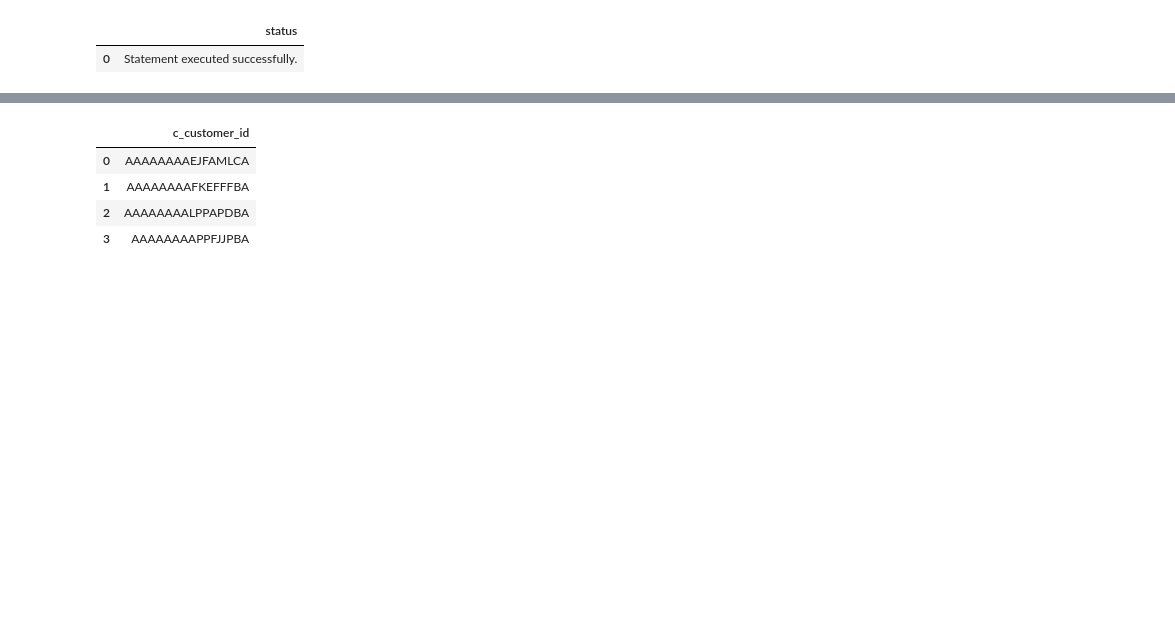
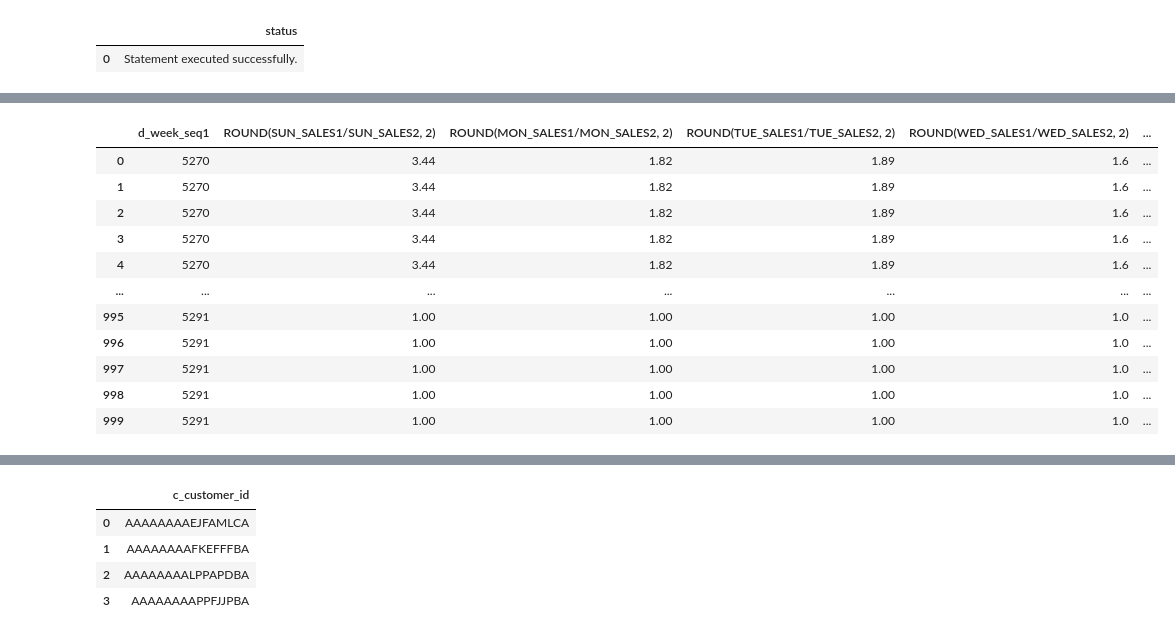
Before and after one commit to AI-Driven-Digital-Marketing/Customer-Lifetime-Value-analysis-on-Snowflake, a Jupyter notebook: SQL ALCHEMY & VARIABLE STORE.ipynb, the cells around one changed output, grey strips where cells are left out. Drawn from its saved outputs; the diff is of its cells as text; code cells hidden in the pictures; blank space fills up the shorter version.

Commit message:
add question 2

```diff
--- a/SQL ALCHEMY & VARIABLE STORE.ipynb
+++ b/SQL ALCHEMY & VARIABLE STORE.ipynb
@@ -52,3 +67,99 @@ pd.read_sql_query('''USE SCHEMA SNOWFLAKE_SAMPLE_DATA.TPCDS_SF10TCL;''',engine)
 # %%
-pd.read_sql_query('select * from store_returns limit 10',engine)
+# question 2
+pd.read_sql_query('''
+WITH wscs AS
+  (SELECT sold_date_sk,
+          sales_price
+   FROM
+     (SELECT ws_sold_date_sk sold_date_sk,
+             ws_ext_sales_price sales_price
+      FROM web_sales
+      UNION ALL SELECT cs_sold_date_sk sold_date_sk,
+                       cs_ext_sales_price sales_price
+      FROM catalog_sales) sq1
+      ),
+     wswscs AS
+  (SELECT d_week_seq,
+          sum(CASE
+                  WHEN (d_day_name='Sunday') THEN sales_price
+                  ELSE NULL
+              END) sun_sales,
+          sum(CASE
+                  WHEN (d_day_name='Monday') THEN sales_price
+                  ELSE NULL
+              END) mon_sales,
+          sum(CASE
+                  WHEN (d_day_name='Tuesday') THEN sales_price
+                  ELSE NULL
+              END) tue_sales,
+          sum(CASE
+                  WHEN (d_day_name='Wednesday') THEN sales_price
+                  ELSE NULL
+              END) wed_sales,
+          sum(CASE
+                  WHEN (d_day_name='Thursday') THEN sales_price
+                  ELSE NULL
+              END) thu_sales,
+          sum(CASE
+                  WHEN (d_day_name='Friday') THEN sales_price
+                  ELSE NULL
+              END) fri_sales,
+          sum(CASE
+                  WHEN (d_day_name='Saturday') THEN sales_price
+                  ELSE NULL
+              END) sat_sales
+   FROM wscs,
+        date_dim
+   WHERE d_date_sk = sold_date_sk
+   GROUP BY d_week_seq
+   limit 10000)
+SELECT d_week_seq1,
+       round(sun_sales1/sun_sales2, 2),
+       round(mon_sales1/mon_sales2, 2),
+       round(tue_sales1/tue_sales2, 2),
+       round(wed_sales1/wed_sales2, 2),
+       round(thu_sales1/thu_sales2, 2),
+       round(fri_sales1/fri_sales2, 2),
+       round(sat_sales1/sat_sales2, 2)
+FROM
+  (SELECT wswscs.d_week_seq d_week_seq1,
+          sun_sales sun_sales1,
+          mon_sales mon_sales1,
+          tue_sales tue_sales1,
+          wed_sales wed_sales1,
+          thu_sales thu_sales1,
+          fri_sales fri_sales1,
+          sat_sales sat_sales1
+   FROM wswscs,
+        date_dim
+   WHERE date_dim.d_week_seq = wswscs.d_week_seq
+     AND d_year = 2001) y,
+  (SELECT wswscs.d_week_seq d_week_seq2,
+          sun_sales sun_sales2,
+          mon_sales mon_sales2,
+          tue_sales tue_sales2,
+          wed_sales wed_sales2,
+          thu_sales thu_sales2,
+          fri_sales fri_sales2,
+          sat_sales sat_sales2
+   FROM wswscs,
+        date_dim
+   WHERE date_dim.d_week_seq = wswscs.d_week_seq
+     AND d_year = 2001+1) z
+WHERE d_week_seq1 = d_week_seq2-53
+ORDER BY d_week_seq1
+limit 1000;
+''',engine)
 # %% [output]
+|  | d_week_seq1 | ROUND(SUN_SALES1/SUN_SALES2, 2) | ROUND(MON_SALES1/MON_SALES2, 2) | ROUND(TUE_SALES1/TUE_SALES2, 2) | ROUND(WED_SALES1/WED_SALES2, 2) | ... |
+| 0 | 5270 | 3.44 | 1.82 | 1.89 | 1.6 | ... |
+| 1 | 5270 | 3.44 | 1.82 | 1.89 | 1.6 | ... |
+| 2 | 5270 | 3.44 | 1.82 | 1.89 | 1.6 | ... |
+| 3 | 5270 | 3.44 | 1.82 | 1.89 | 1.6 | ... |
+| 4 | 5270 | 3.44 | 1.82 | 1.89 | 1.6 | ... |
+| ... | ... | ... | ... | ... | ... | ... |
+| 995 | 5291 | 1.00 | 1.00 | 1.00 | 1.0 | ... |
+| 996 | 5291 | 1.00 | 1.00 | 1.00 | 1.0 | ... |
+| 997 | 5291 | 1.00 | 1.00 | 1.00 | 1.0 | ... |
+| 998 | 5291 | 1.00 | 1.00 | 1.00 | 1.0 | ... |
+| 999 | 5291 | 1.00 | 1.00 | 1.00 | 1.0 | ... |
```
Also changed, not shown: parts of 3 cells of this notebook, 2 other files.
